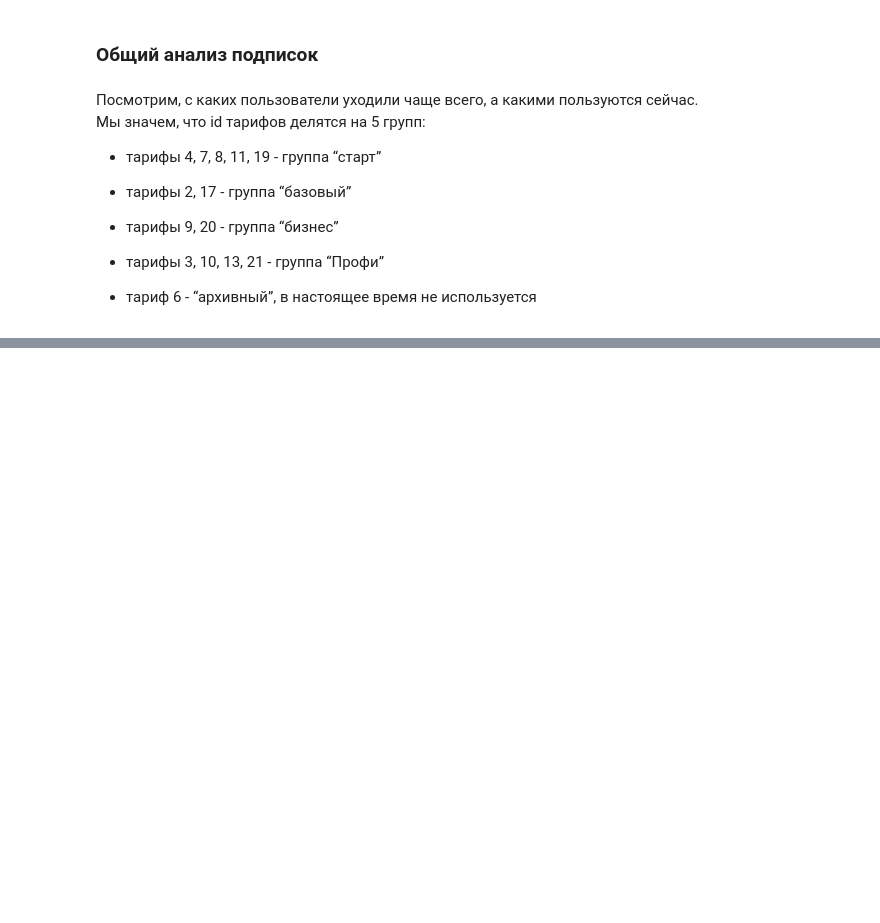
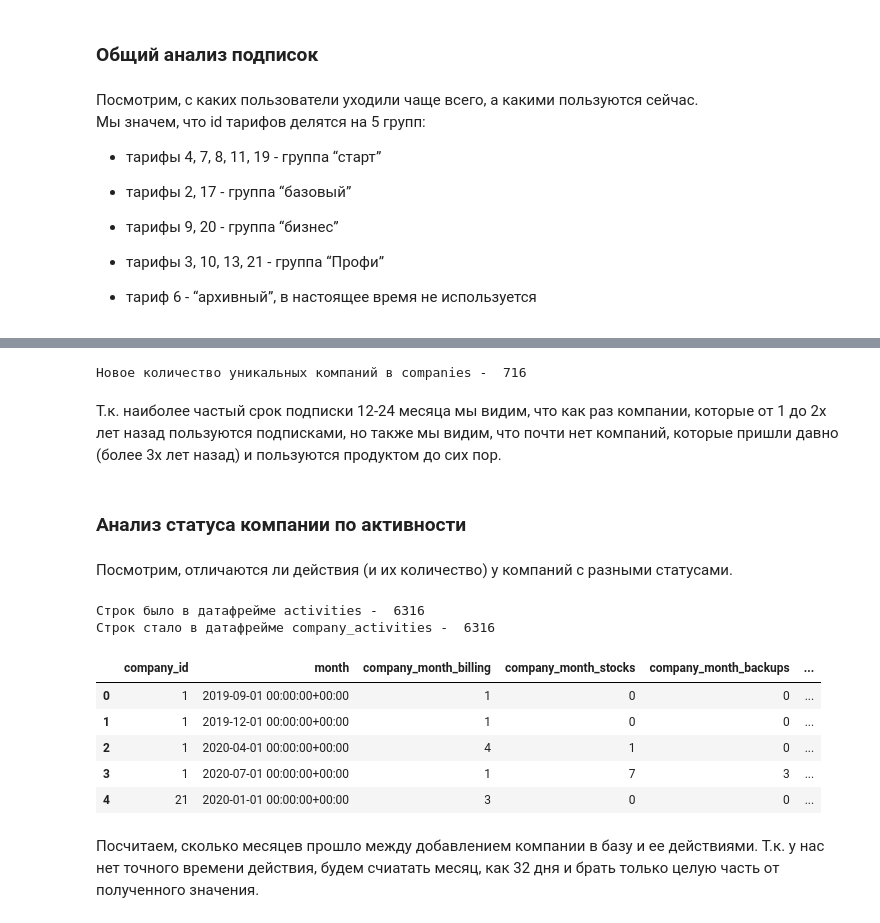
Before and after one commit to laringerman/gectaro, a Jupyter notebook: lgg_masterskaya_gectaro_240404_1.ipynb, the cells around one changed output, grey strips where cells are left out. Drawn from its saved outputs; the diff is of its cells as text; code cells hidden in the pictures; blank space fills up the shorter version.

```diff
--- a/lgg_masterskaya_gectaro_240404_1.ipynb
+++ b/lgg_masterskaya_gectaro_240404_1.ipynb
@@ -916,0 +1019,10 @@ plt.show()
+# %%
+status_companies = pd.merge(status_companies, companies[['id',
+                                                         'created_year_month',
+                                                         'created_at',
+                                                         'employer_count_interval']],
+                                                         left_on='company_id',
+                                                         right_on='id' , how='inner')
+print('Новое количество уникальных компаний в companies - ', status_companies.company_id.nunique())
+# %% [output]
+Новое количество уникальных компаний в companies -  716
@@ -916,0 +1050,25 @@ plt.show()
+# %% [markdown]
+Т.к. наиболее частый срок подписки 12-24 месяца мы видим, что как раз компании, которые от 1 до 2х лет назад пользуются подписками, но также мы видим, что почти нет компаний, которые пришли давно (более 3х лет назад) и пользуются продуктом до сих пор.
+# %% [markdown]
+### Анализ статуса компании по активности
+# %% [markdown]
+Посмотрим, отличаются ли действия (и их количество) у компаний с разными статусами.
+# %%
+company_activities = pd.merge(activities,
+                              status_companies[['company_id', 'status', 'tariff_group', 'created_at']],
+                              on='company_id',
+                              how='inner')
+print('Строк было в датафрейме activities - ', len(activities))
+print('Строк стало в датафрейме company_activities - ', len(company_activities))
+display(company_activities.head())
+# %% [output]
+Строк было в датафрейме activities -  6316
+Строк стало в датафрейме company_activities -  6316
+|  | company_id | month | company_month_billing | company_month_stocks | company_month_backups | ... |
+| 0 | 1 | 2019-09-01 00:00:00+00:00 | 1 | 0 | 0 | ... |
+| 1 | 1 | 2019-12-01 00:00:00+00:00 | 1 | 0 | 0 | ... |
+| 2 | 1 | 2020-04-01 00:00:00+00:00 | 4 | 1 | 0 | ... |
+| 3 | 1 | 2020-07-01 00:00:00+00:00 | 1 | 7 | 3 | ... |
+| 4 | 21 | 2020-01-01 00:00:00+00:00 | 3 | 0 | 0 | ... |
+# %% [markdown]
+Посчитаем, сколько месяцев прошло между добавлением компании в базу и ее действиями. Т.к. у нас нет точного времени действия, будем счиатать месяц, как 32 дня и брать только целую часть от полученного значения.
```
Also changed, not shown: parts of 59 cells of this notebook.
